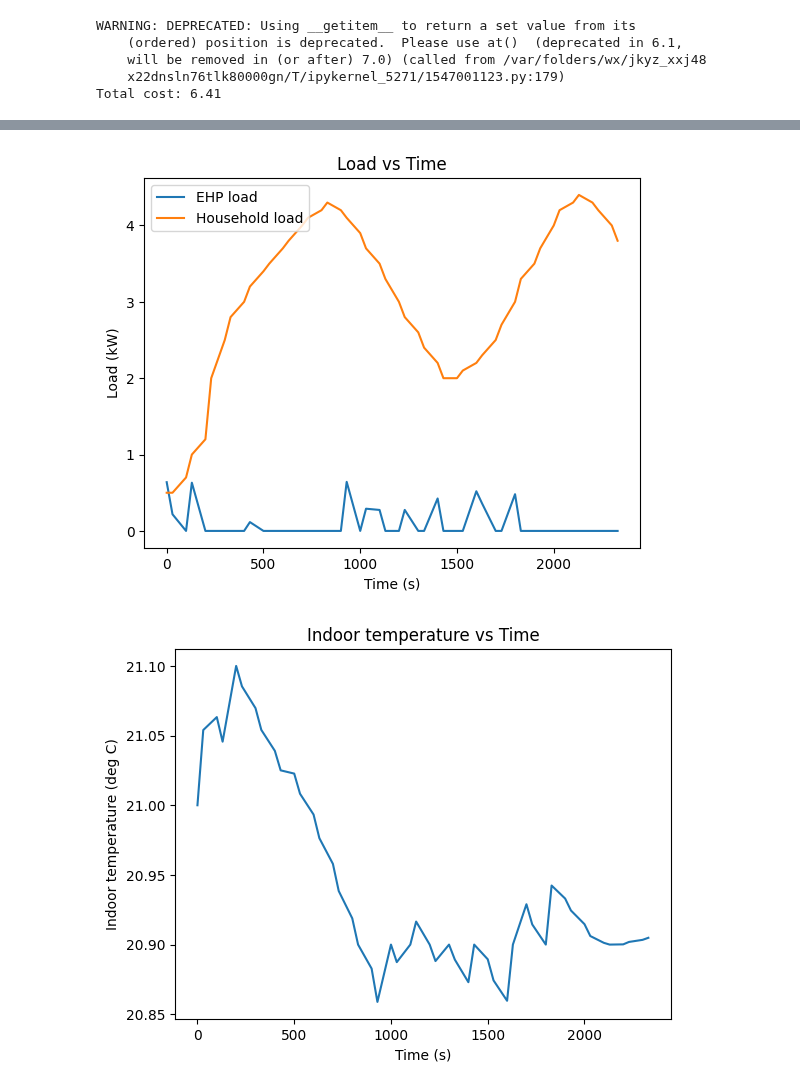
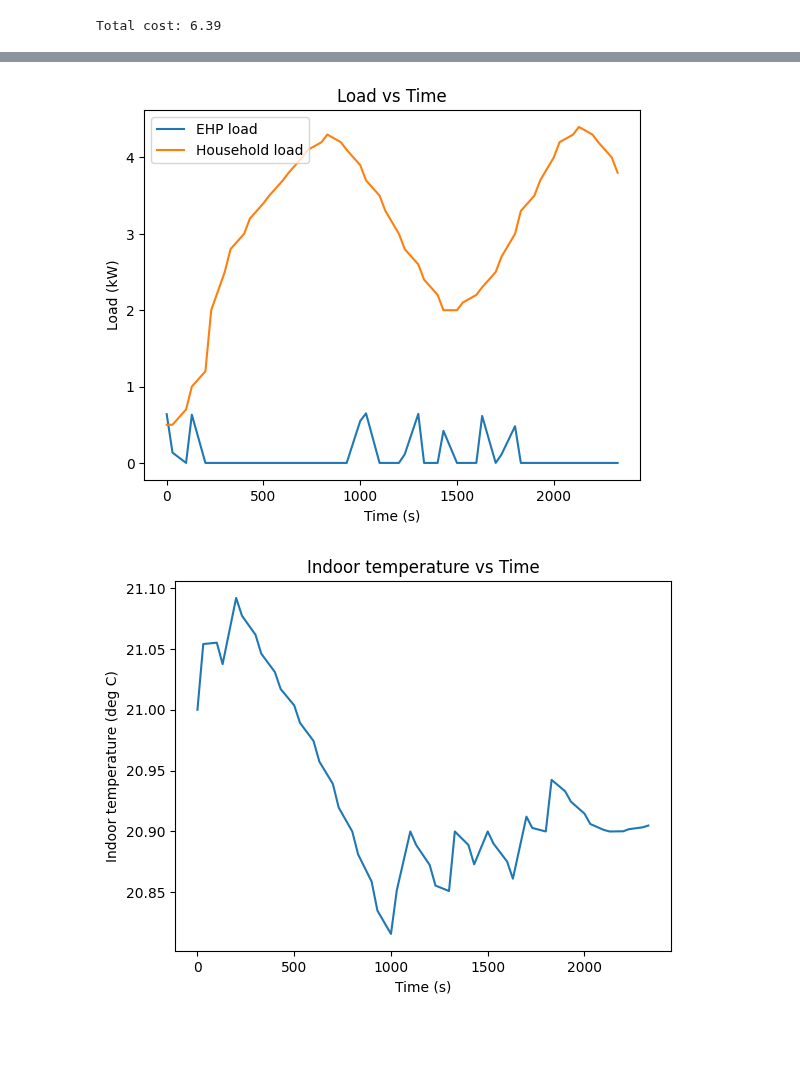
Before and after one commit to Muckthebuck/2023-Energy-kit, a Jupyter notebook: optimization.ipynb, the cells around one changed output, grey strips where cells are left out. Cells and saved outputs as stored; diff of their text form; code cells hidden in the pictures; blank space fills up the shorter version.

```diff
--- a/optimization.ipynb
+++ b/optimization.ipynb
@@ -17,7 +17,7 @@ import matplotlib.cm as cm
 # Funcion for generating randomized occupancy vector
 def generate_occupancy_signal(time_array):
     # 24 hours of data plus one extra time step
-    signal_length = 49
+    signal_length = len(time_array)+1
 
     # Generate a signal of 0s intially
     signal = [0] * signal_length
@@ -472,8 +472,4 @@ plot_forecast(m,time_array)
 # Update Occcupancy array based on new time array
 Occupancy = update_occupancy(Occupancy, time_array)
 # %% [output]
-WARNING: DEPRECATED: Using __getitem__ to return a set value from its
-    (ordered) position is deprecated.  Please use at()  (deprecated in 6.1,
-    will be removed in (or after) 7.0) (called from /var/folders/wx/jkyz_xxj48
-    x22dnsln76tlk80000gn/T/ipykernel_5271/1547001123.py:179)
-Total cost: 6.41
+Total cost: 6.39
@@ -483,7 +479,7 @@ Total cost: 6.41
 [figure]
 [figure]
-[figure, old version]
+[figure, new version]
-[figure, old version]
+[figure, new version]
 # %%
 ###Integration###
 from online_batches import online_batches
```
Also changed, not shown: parts of 5 cells of this notebook.
